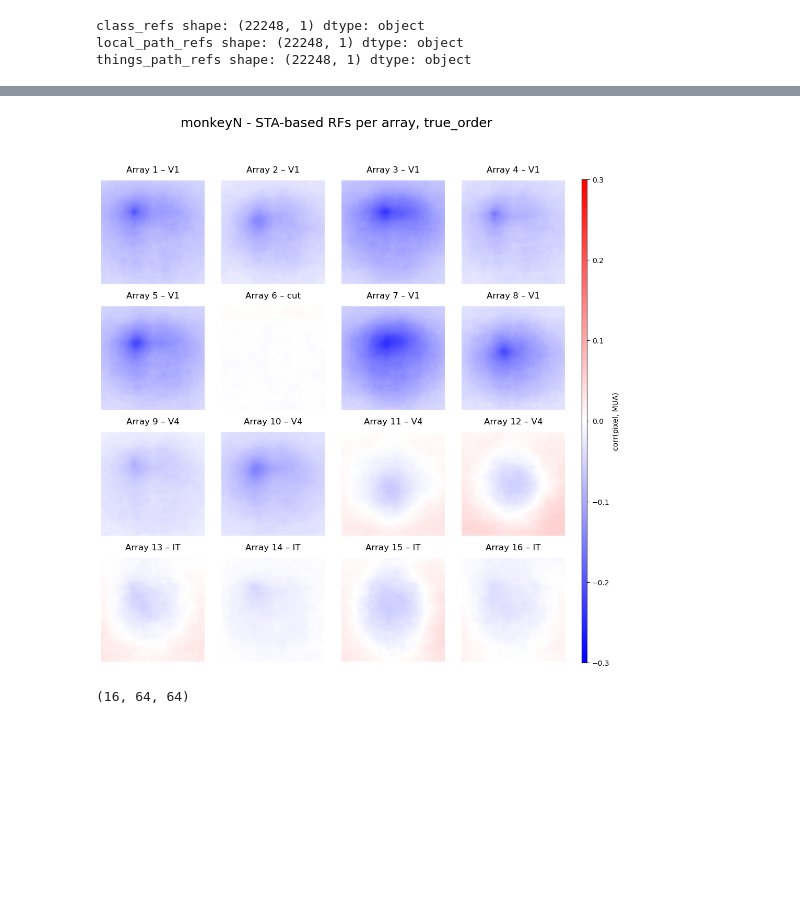
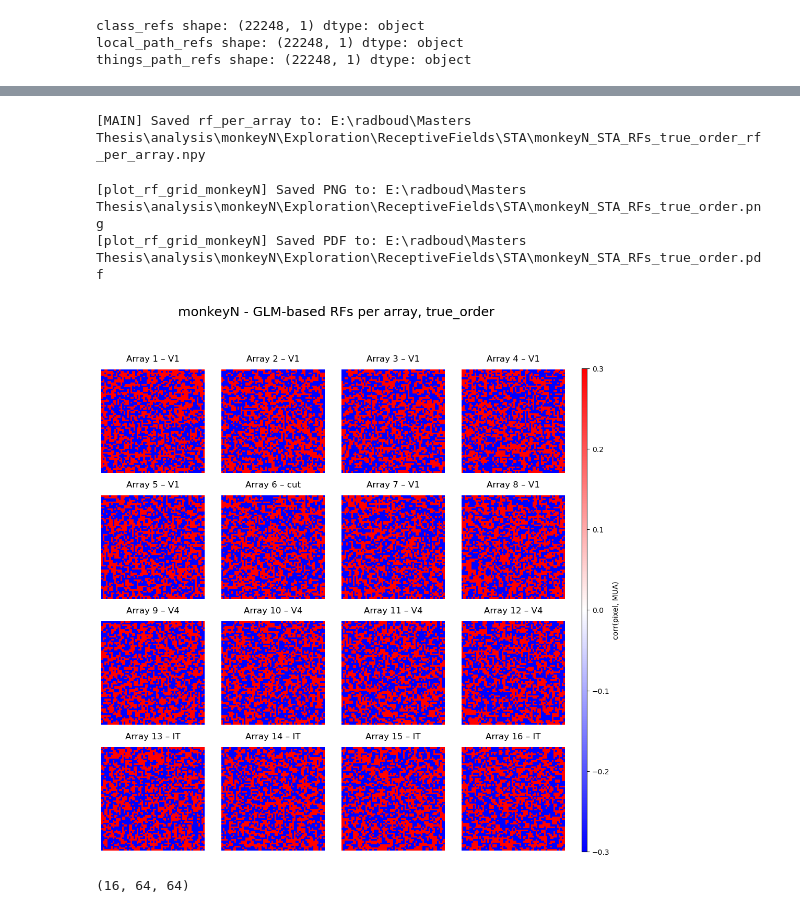
Before and after one commit to rvodila/SlavsForSight, a Jupyter notebook: code/lfp_img_merge/receptive fields/rf_STA_GLM.ipynb, the cells around one changed output, grey strips where cells are left out. Cells and saved outputs as stored; diff of their text form; code cells hidden in the pictures; blank space fills up the shorter version.

```diff
--- a/code/lfp_img_merge/receptive fields/rf_STA_GLM.ipynb
+++ b/code/lfp_img_merge/receptive fields/rf_STA_GLM.ipynb
@@ -25,9 +26,13 @@ tvsd_dir = join(ephys_side_dir, 'TVSD')
 log_path = join(tvsd_dir, monkey, '_logs')
 image_MUA_mapping = join(log_path, 'things_imgs.mat') # mapping
 normMUA_path = join(tvsd_dir, monkey, 'THINGS_normMUA.mat')
+# derivaatives tree
+derivatives_ephys_dir = join(wd, 'derivatives', 'neural data')
+derivatives_rf_dir = join(derivatives_ephys_dir, monkey, 'ReceptiveFields')
 # ana tree
 ana_dir = join(wd, 'analysis')
 ana_monkey_dir = join(ana_dir, monkey)
+#
 # %%
 # ---------- image side helpers ----------
 def prepare_THINGS_objects(image_MUA_mapping, verbose = False):
@@ -463,0 +395,14 @@ print(f"[MAIN] RFs shape: {RFs.shape}  (E_sel, H, W)")
+# %%
+## LOADING
+# Construct load path
+load_path = os.path.join(derivatives_rf_dir, 'linear', f"{monkey}_X_R_imgshape{len(idxs)}.npz")
+
+# Load .npz file
+loaded = np.load(load_path)
+X = loaded["X"]
+R = loaded["R"]
+H = int(loaded["H"])
+W = int(loaded["W"])
+idxs = loaded["idxs"]
+
+print(f"[LOAD] Loaded X shape: {X.shape}, R shape: {R.shape}, img shape: {(H, W)}")
@@ -463,0 +412,18 @@ print(f"[MAIN] RFs shape: {RFs.shape}  (E_sel, H, W)")
+# %%
+from sklearn.linear_model import SGDRegressor
+from sklearn.preprocessing import StandardScaler
+
+# ---------- FIT GLM ----------
+scaler = StandardScaler()
+X_scaled = scaler.fit_transform(X)
+N, D = X_scaled.shape
+E = R.shape[1]
+
+
+RFs = np.zeros((E, H * W))
+for i in range(E):
+    print(i)
+    y = R[:, i]
+    model = SGDRegressor(penalty='l2', alpha=0.01, max_iter=1000)
+    model.fit(X_scaled, y)
+    RFs[i] = model.coef_
@@ -475,38 +459,42 @@ if monkey == 'monkeyN':
     }
 elif monkey == 'monkeyF':
     # Finch
     array2area = {
         1:  'V1', 2: 'V1', 3:  'V1', 4:  'V1',
         5:  'V1', 6:  'V1', 7:  'V1', 8:  'V1',
         9:  'V4', 10: 'V4', 11: 'V4', 12: 'V4',
         13: 'IT', 14: 'IT', 15: 'IT', 16: 'IT',
     }
 # RFs: (1024, , W')
-E, H, W = RFs.shape
+RFs_reshaped = RFs.reshape(1024, 64, 64)  # shape (1024, 64, 64)
+rf_per_array = RFs_reshaped.reshape(16, 64, 64, 64).mean(axis=1)  # shape (16, 64, 64)
+
 assert E == 1024, "Expected 1024 electrodes for 16 Utah arrays"
 # reshape to (16 arrays, 64 electrodes per array, H, W) and average over electrodes
-rf_per_array = RFs.reshape(16, 64, H, W).mean(axis=1)   # (16, H, W)
 
 # determine shuffling
 if shuffle_mapping:
     shuffle_suffix = 'shuffled_order'
 else:
     shuffle_suffix = 'true_order'
 
 
-save_dir = None# join(ana_monkey_dir, 'Exploration', 'ReceptiveFields', 'GLM')
+save_dir = join(ana_monkey_dir, 'Exploration', 'ReceptiveFields', 'STA')
 os.makedirs(save_dir, exist_ok=True)
-basename = f'{monkey}_GLM_RFs_{shuffle_suffix}'
+basename = f'{monkey}_STA_RFs_{shuffle_suffix}'
 rf_save_path = os.path.join(save_dir, f"{basename}_rf_per_array.npy")
 np.save(rf_save_path, rf_per_array)
 print(f"[MAIN] Saved rf_per_array to: {rf_save_path}")
 
 # plot 16 averaged RFs (Utah arrays)
 plot_rf_grid_monkeyN(
         rf_per_array, array2area, shuffle_suffix=shuffle_suffix,
         vlim=(-0.3, 0.3), basename=basename, save_dir=save_dir)
 # %% [output]
+[MAIN] Saved rf_per_array to: E:\radboud\Masters Thesis\analysis\monkeyN\Exploration\ReceptiveFields\STA\monkeyN_STA_RFs_true_order_rf_per_array.npy
+[plot_rf_grid_monkeyN] Saved PNG to: E:\radboud\Masters Thesis\analysis\monkeyN\Exploration\ReceptiveFields\STA\monkeyN_STA_RFs_true_order.png
+[plot_rf_grid_monkeyN] Saved PDF to: E:\radboud\Masters Thesis\analysis\monkeyN\Exploration\ReceptiveFields\STA\monkeyN_STA_RFs_true_order.pdf
-[figure, old version]
+[figure, new version]
 # %%
 rf_per_array.shape
 # %% [output]
```
Also changed, not shown: parts of 5 cells of this notebook, 2 other files.
